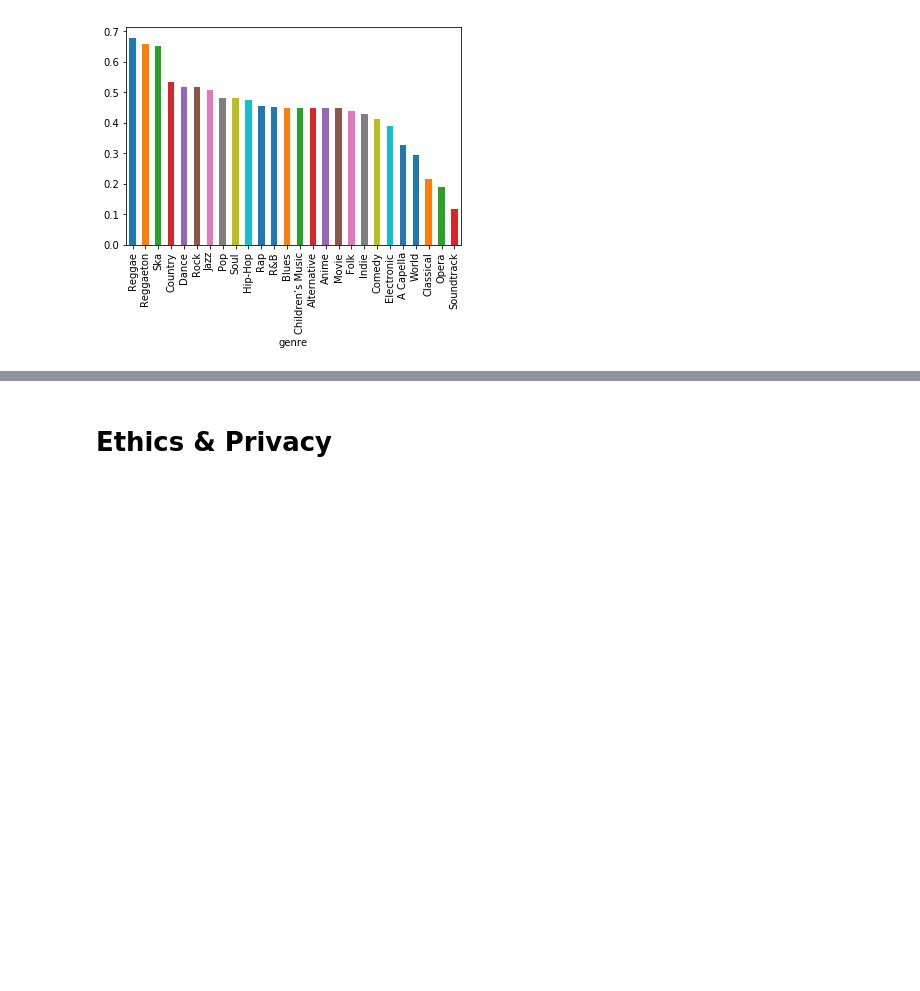
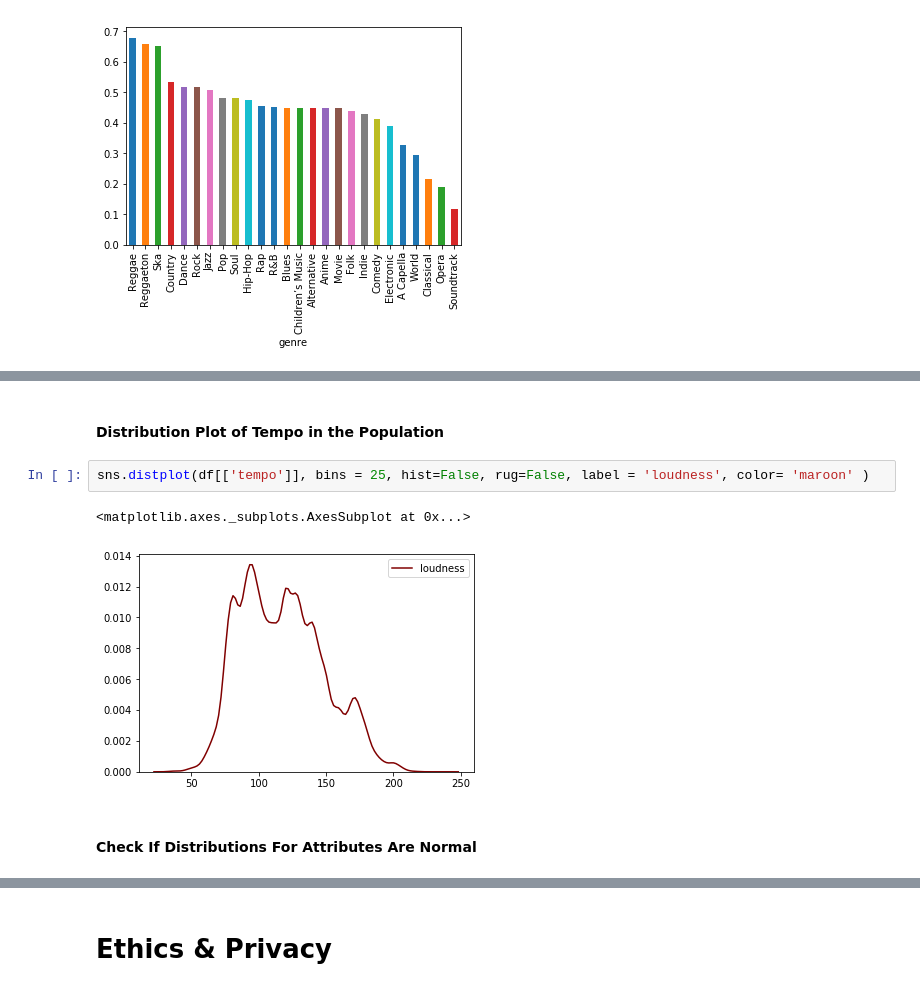
Before and after one commit to jamesjaeyu/SpotifyGenreAnalysis, a Jupyter notebook: FinalProject_group88.ipynb, the cells around one changed output, grey strips where cells are left out. Saved outputs shown, nothing was run; the diff lists cells and outputs as text; blank space fills up the shorter version.

```diff
--- a/FinalProject_group88.ipynb
+++ b/FinalProject_group88.ipynb
@@ -314,0 +369,9 @@ en_means.plot.bar()
+# %% [markdown]
+#### Distribution Plot of Tempo in the Population
+# %%
+sns.distplot(df[['tempo']], bins = 25, hist=False, rug=False, label = 'loudness', color= 'maroon' )
+# %% [output]
+<matplotlib.axes._subplots.AxesSubplot at 0x...>
+[figure, added]
+# %% [markdown]
+#### Check If Distributions For Attributes Are Normal
```
Also changed, not shown: parts of 75 cells of this notebook.
